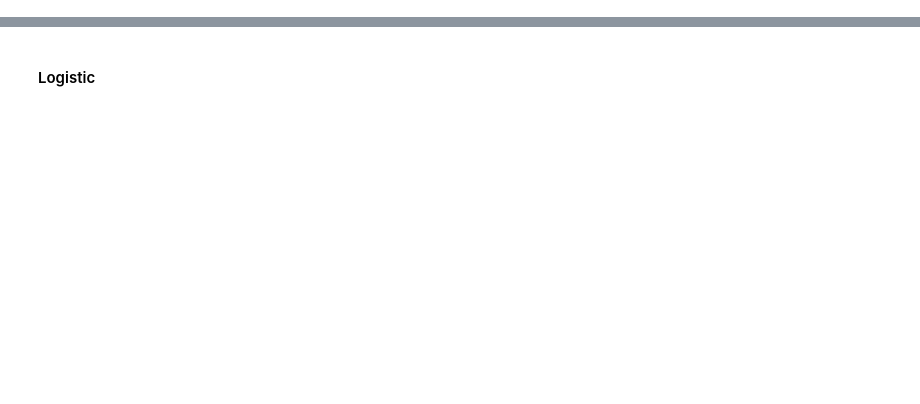
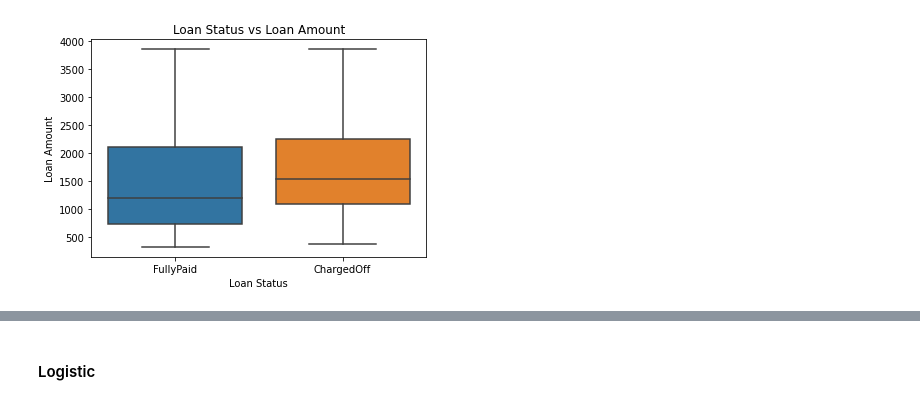
Before and after one commit to writeforfun/RIsk, a Jupyter notebook: risk.ipynb, the cells around one changed output, grey strips where cells are left out. Saved outputs shown, nothing was run; the diff lists cells and outputs as text; code cells hidden in the pictures; blank space fills up the shorter version.

```diff
--- a/risk.ipynb
+++ b/risk.ipynb
@@ -270,0 +59,9 @@ train_X, val_X, train_y, val_y = train_test_split(X, y, random_state=1)
+# %%
+sns.boxplot(x='loan_status',y='loan_amnt',data=loans)
+
+plt.title('Loan Status vs Loan Amount')
+plt.xlabel('Loan Status')
+plt.ylabel('Loan Amount')
+plt.show()
+# %% [output]
+[figure, added]
```
Also changed, not shown: parts of 122 cells of this notebook.
